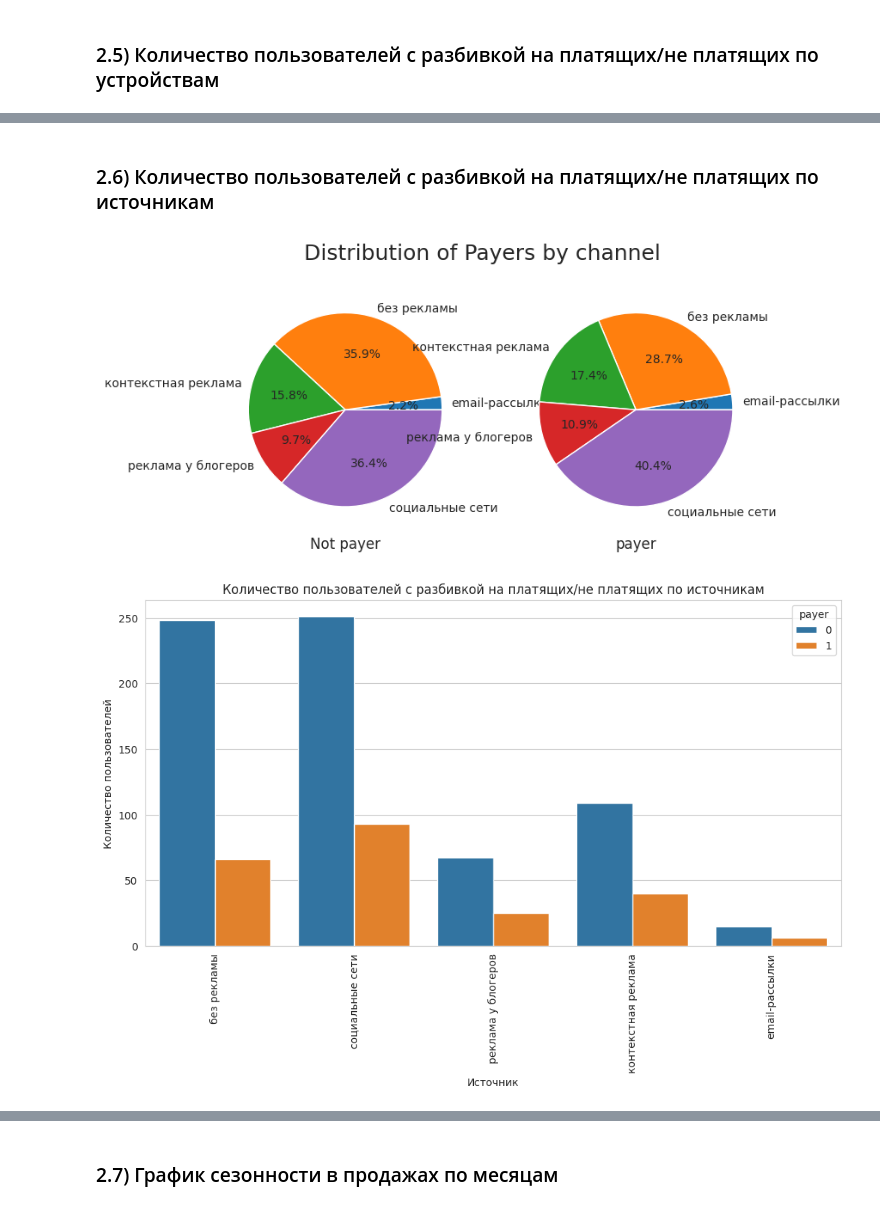
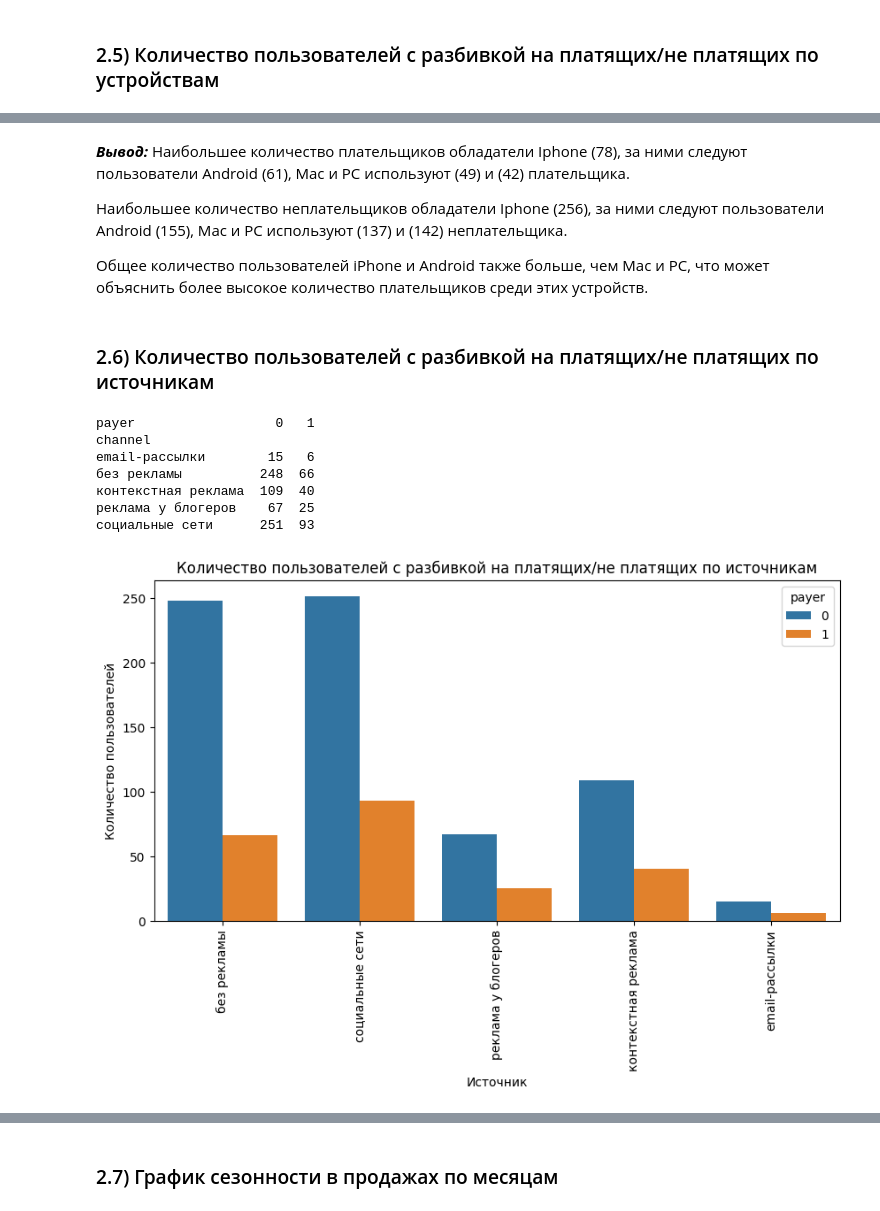
Before and after one commit to zhukovrost/lyceumFinalProject, a Jupyter notebook: project.ipynb, the cells around one changed output, grey strips where cells are left out. Cells and saved outputs as stored; diff of their text form; code cells hidden in the pictures.

```diff
--- a/project.ipynb
+++ b/project.ipynb
@@ -430,16 +450,27 @@ plt.show()
+# %% [markdown]
+***Вывод:*** Наибольшее количество плательщиков обладатели Iphone (78), за ними следуют пользователи Android (61), Mac и PC используют (49) и (42) плательщика.
+
+Наибольшее количество неплательщиков обладатели Iphone (256), за ними следуют пользователи Android (155), Mac и PC используют (137) и (142) неплательщика.
+
+Общее количество пользователей iPhone и Android также больше, чем Mac и PC, что может объяснить более высокое количество плательщиков среди этих устройств.
 # %% [markdown]
 ### 2.6) Количество пользователей с разбивкой на платящих/не платящих по источникам
-# %%
-print_double_pie(df, "payer", "channel")
-# %% [output]
-[figure, removed]
 # %%
-plt.figure(figsize=(12, 6))
+channel_payers = df.groupby(['channel', 'payer']).size().unstack()
+print(channel_payers)
+plt.figure(figsize=(10, 5))
 sns.countplot(x=df['channel'], hue=df['payer'])
 plt.title('Количество пользователей с разбивкой на платящих/не платящих по источникам')
 plt.xlabel('Источник')
 plt.ylabel('Количество пользователей')
 plt.xticks(rotation=90)
 plt.show()
 # %% [output]
+payer                  0   1
+channel
+email-рассылки        15   6
+без рекламы          248  66
+контекстная реклама  109  40
+реклама у блогеров    67  25
+социальные сети      251  93
-[figure, old version]
+[figure, new version]
```
Also changed, not shown: parts of 23 cells of this notebook.
